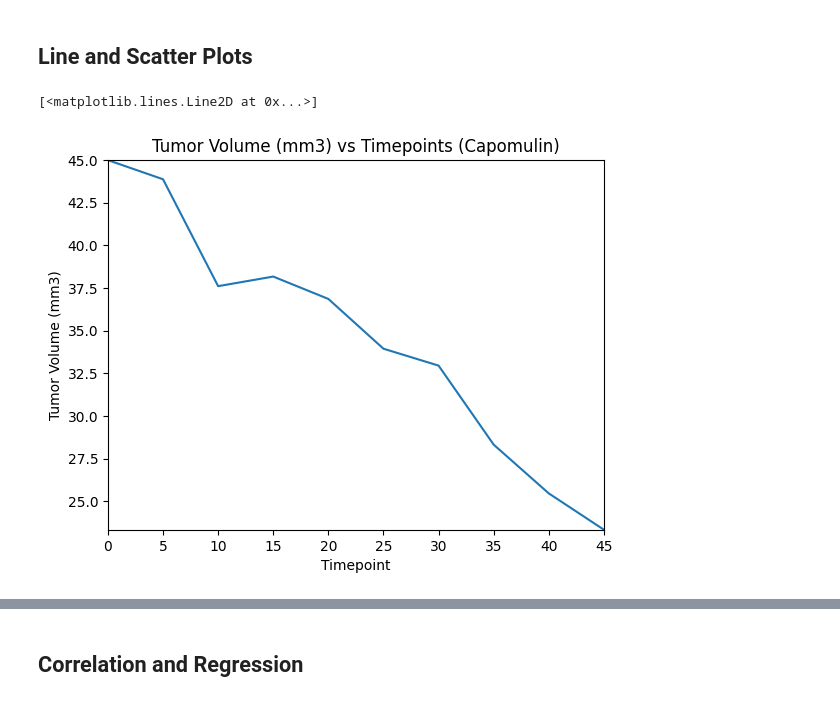
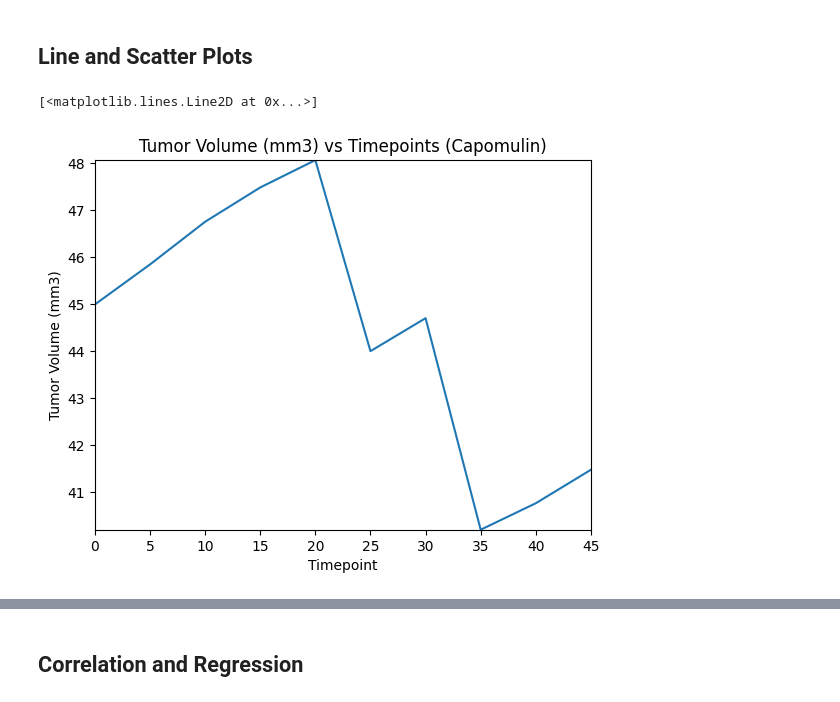
Before and after one commit to muhkashiff/matplotlib-challenge, a Jupyter notebook: pymaceuticals_starter.ipynb, the cells around one changed output, grey strips where cells are left out. Cells and saved outputs as stored; diff of their text form; code cells hidden in the pictures.

```diff
--- a/pymaceuticals_starter.ipynb
+++ b/pymaceuticals_starter.ipynb
@@ -295,20 +301,20 @@ plt.show()
 # %%
 # Generate a line plot of tumor volume vs. time point for a single mouse treated with Capomulin
 capomulin_mouse=cleaned_df.loc[cleaned_df["Drug Regimen"]=="Capomulin"]
-mouse_treated=capomulin_mouse.loc[capomulin_mouse["Mouse ID"]=="s185"]
+mouse_treated=capomulin_mouse.loc[capomulin_mouse["Mouse ID"]=="l509"]
 
 #Timepoints
 timepoints = [0,5,10,15,20,25,30,35,40,45]
 #Chart labels
 plt.ylabel('Tumor Volume (mm3)')
 plt.xlabel('Timepoint')
 #chart limits
 plt.xlim(0,45)
 plt.ylim(mouse_treated['Tumor Volume (mm3)'].min(),mouse_treated['Tumor Volume (mm3)'].max())
 #Chart titles
 plt.title('Tumor Volume (mm3) vs Timepoints (Capomulin)')
 #chart plot
 plt.plot(mouse_treated['Timepoint'],mouse_treated['Tumor Volume (mm3)'])
 # %% [output]
 [<matplotlib.lines.Line2D at 0x...>]
-[figure, old version]
+[figure, new version]
```
Also changed, not shown: parts of 6 cells of this notebook.
